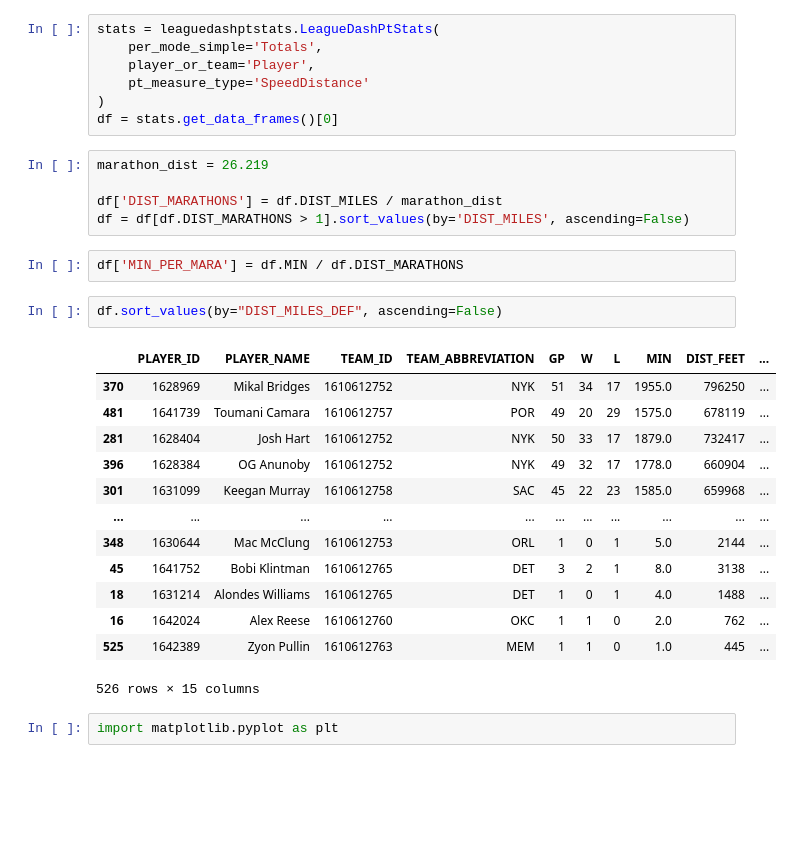
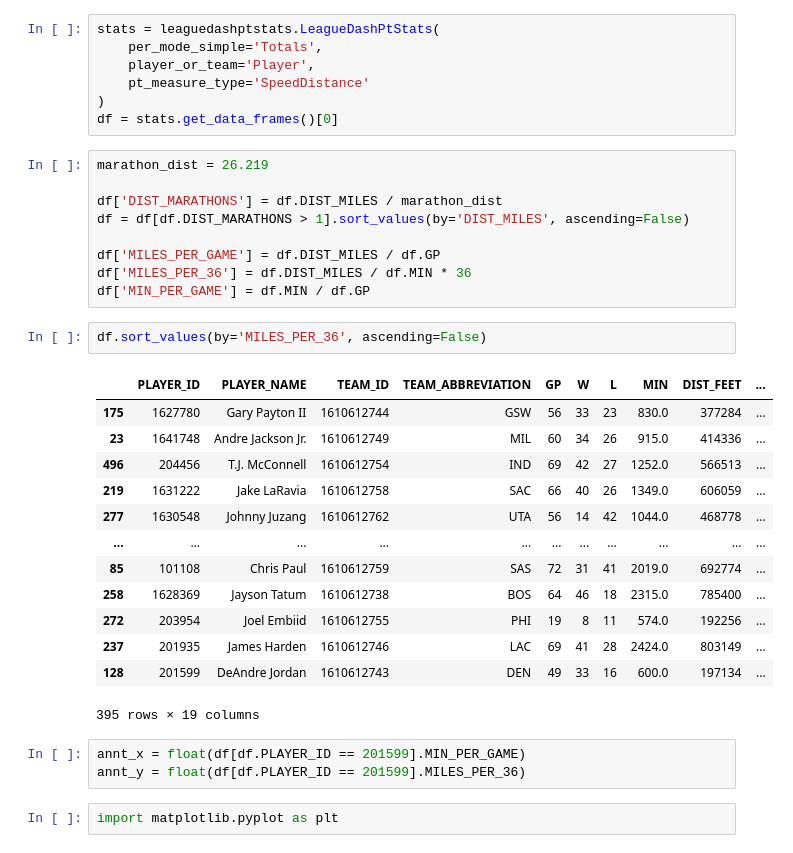
Before and after one commit to penborter/nba-data, a Jupyter notebook: utils/DistanceTest.ipynb, the cells around one changed output. Saved outputs shown, nothing was run; the diff lists cells and outputs as text; blank space fills up the shorter version.

```diff
--- a/utils/DistanceTest.ipynb
+++ b/utils/DistanceTest.ipynb
@@ -15,23 +34,28 @@ marathon_dist = 26.219
 
 df['DIST_MARATHONS'] = df.DIST_MILES / marathon_dist
 df = df[df.DIST_MARATHONS > 1].sort_values(by='DIST_MILES', ascending=False)
+
+df['MILES_PER_GAME'] = df.DIST_MILES / df.GP
+df['MILES_PER_36'] = df.DIST_MILES / df.MIN * 36
+df['MIN_PER_GAME'] = df.MIN / df.GP
-# %%
-df['MIN_PER_MARA'] = df.MIN / df.DIST_MARATHONS
 # %%
-df.sort_values(by="DIST_MILES_DEF", ascending=False)
+df.sort_values(by='MILES_PER_36', ascending=False)
 # %% [output]
 |  | PLAYER_ID | PLAYER_NAME | TEAM_ID | TEAM_ABBREVIATION | GP | W | L | MIN | DIST_FEET | ... |
-| 370 | 1628969 | Mikal Bridges | 1610612752 | NYK | 51 | 34 | 17 | 1955.0 | 796250 | ... |
-| 481 | 1641739 | Toumani Camara | 1610612757 | POR | 49 | 20 | 29 | 1575.0 | 678119 | ... |
-| 281 | 1628404 | Josh Hart | 1610612752 | NYK | 50 | 33 | 17 | 1879.0 | 732417 | ... |
-| 396 | 1628384 | OG Anunoby | 1610612752 | NYK | 49 | 32 | 17 | 1778.0 | 660904 | ... |
-| 301 | 1631099 | Keegan Murray | 1610612758 | SAC | 45 | 22 | 23 | 1585.0 | 659968 | ... |
+| 175 | 1627780 | Gary Payton II | 1610612744 | GSW | 56 | 33 | 23 | 830.0 | 377284 | ... |
+| 23 | 1641748 | Andre Jackson Jr. | 1610612749 | MIL | 60 | 34 | 26 | 915.0 | 414336 | ... |
+| 496 | 204456 | T.J. McConnell | 1610612754 | IND | 69 | 42 | 27 | 1252.0 | 566513 | ... |
+| 219 | 1631222 | Jake LaRavia | 1610612758 | SAC | 66 | 40 | 26 | 1349.0 | 606059 | ... |
+| 277 | 1630548 | Johnny Juzang | 1610612762 | UTA | 56 | 14 | 42 | 1044.0 | 468778 | ... |
 | ... | ... | ... | ... | ... | ... | ... | ... | ... | ... | ... |
-| 348 | 1630644 | Mac McClung | 1610612753 | ORL | 1 | 0 | 1 | 5.0 | 2144 | ... |
-| 45 | 1641752 | Bobi Klintman | 1610612765 | DET | 3 | 2 | 1 | 8.0 | 3138 | ... |
-| 18 | 1631214 | Alondes Williams | 1610612765 | DET | 1 | 0 | 1 | 4.0 | 1488 | ... |
-| 16 | 1642024 | Alex Reese | 1610612760 | OKC | 1 | 1 | 0 | 2.0 | 762 | ... |
-| 525 | 1642389 | Zyon Pullin | 1610612763 | MEM | 1 | 1 | 0 | 1.0 | 445 | ... |
+| 85 | 101108 | Chris Paul | 1610612759 | SAS | 72 | 31 | 41 | 2019.0 | 692774 | ... |
+| 258 | 1628369 | Jayson Tatum | 1610612738 | BOS | 64 | 46 | 18 | 2315.0 | 785400 | ... |
+| 272 | 203954 | Joel Embiid | 1610612755 | PHI | 19 | 8 | 11 | 574.0 | 192256 | ... |
+| 237 | 201935 | James Harden | 1610612746 | LAC | 69 | 41 | 28 | 2424.0 | 803149 | ... |
+| 128 | 201599 | DeAndre Jordan | 1610612743 | DEN | 49 | 33 | 16 | 600.0 | 197134 | ... |
-526 rows × 15 columns
+395 rows × 19 columns
+# %%
+annt_x = float(df[df.PLAYER_ID == 201599].MIN_PER_GAME)
+annt_y = float(df[df.PLAYER_ID == 201599].MILES_PER_36)
 # %%
 import matplotlib.pyplot as plt
```
Also changed, not shown: parts of 4 cells of this notebook, 5 other files.
